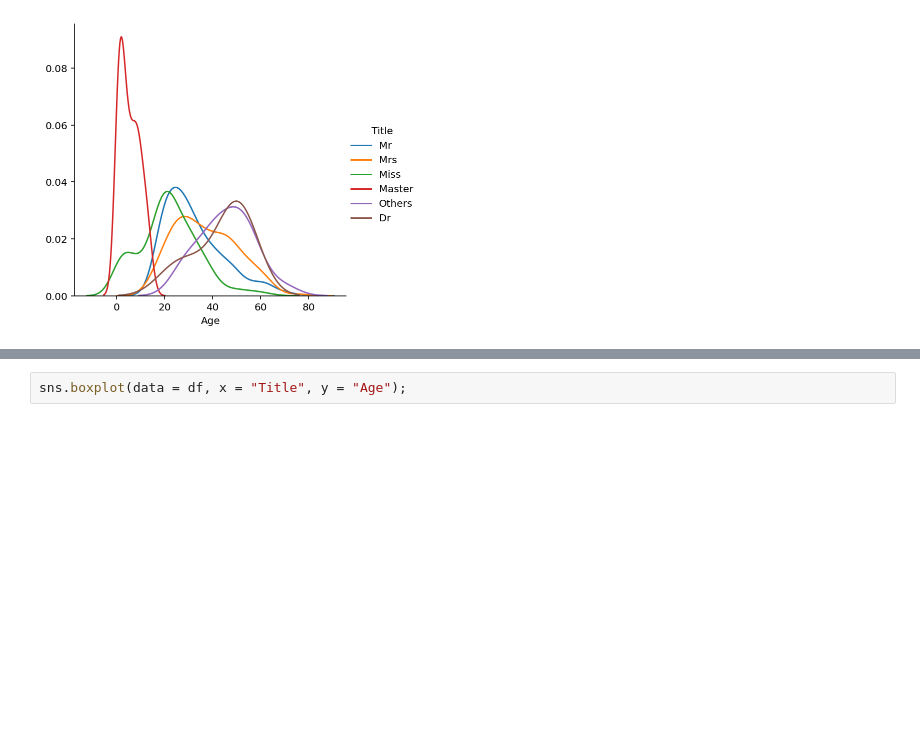
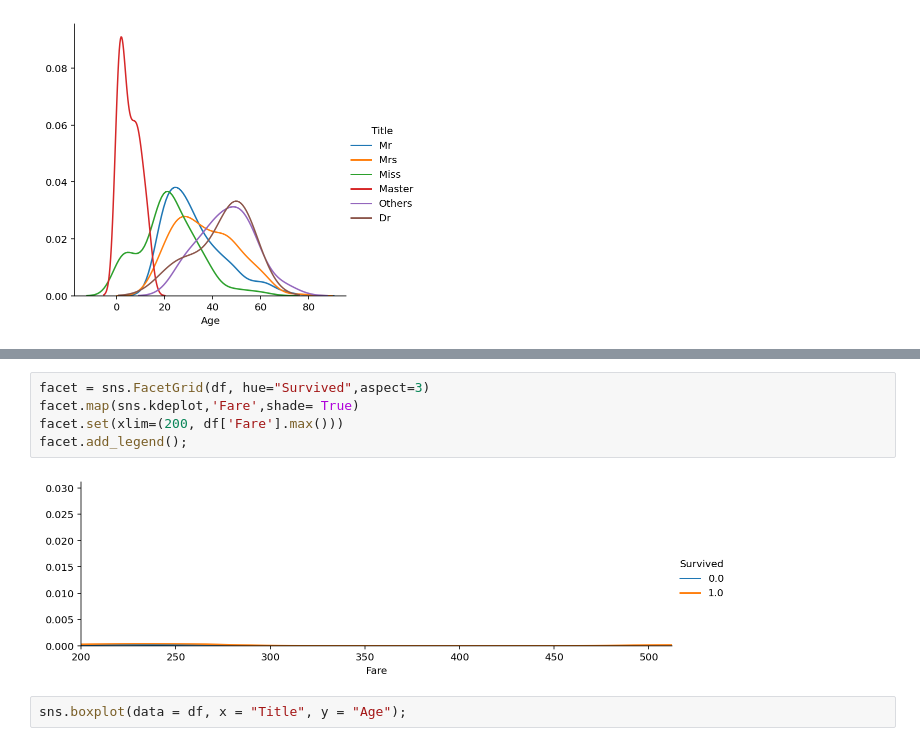
Before and after one commit to dmashchenko/titanic, a Jupyter notebook: eda.ipynb, the cells around one changed output, grey strips where cells are left out. Cells and saved outputs as stored; diff of their text form; blank space fills up the shorter version.

```diff
--- a/eda.ipynb
+++ b/eda.ipynb
@@ -119,3 +119,10 @@ facet.add_legend();
+# %%
+facet = sns.FacetGrid(df, hue="Survived",aspect=3)
+facet.map(sns.kdeplot,'Fare',shade= True)
+facet.set(xlim=(200, df['Fare'].max()))
+facet.add_legend();
+# %% [output]
+[figure, added]
 # %%
 sns.boxplot(data = df, x = "Title", y = "Age");
 # %% [output]
```
Also changed, not shown: parts of 1 cell of this notebook, 2 other files.
